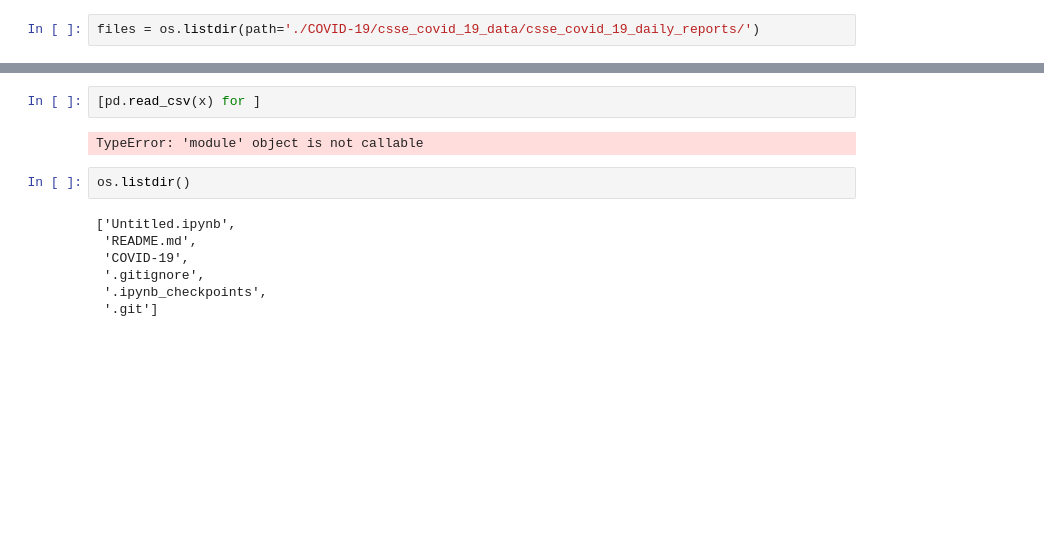
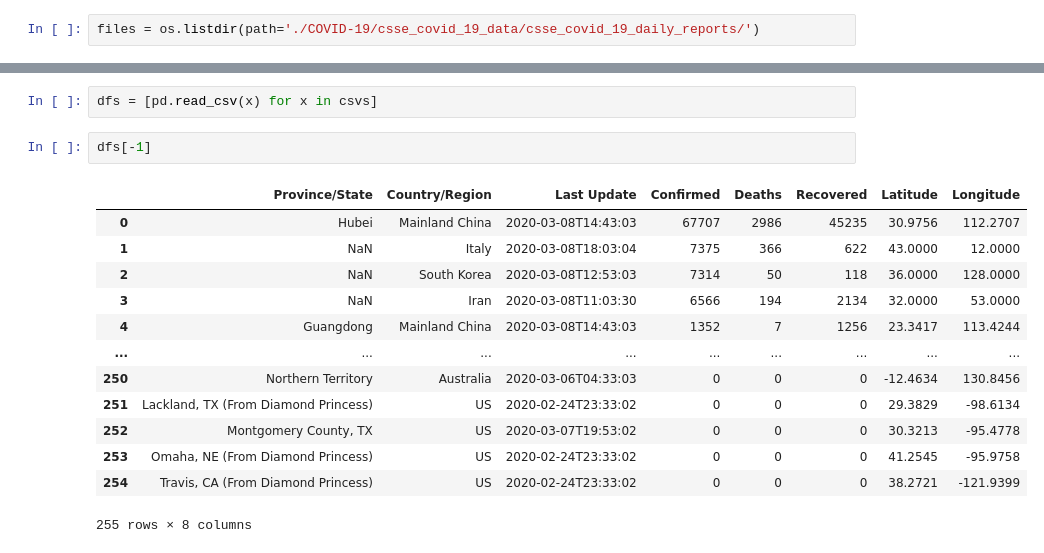
Before and after one commit to jcohen312/corona, a Jupyter notebook: Untitled.ipynb, the cells around one changed output, grey strips where cells are left out. Saved outputs shown, nothing was run; the diff lists cells and outputs as text; blank space fills up the shorter version.

```diff
--- a/Untitled.ipynb
+++ b/Untitled.ipynb
@@ -9,13 +37,18 @@ csvs = [file + path for file in files if -]
 # %%
-[pd.read_csv(x) for ]
+dfs = [pd.read_csv(x) for x in csvs]
-# %% [output]
-TypeError: 'module' object is not callable
-# %%
-os.listdir()
-# %% [output]
-['Untitled.ipynb',
- 'README.md',
- 'COVID-19',
- '.gitignore',
- '.ipynb_checkpoints',
- '.git']
+# %%
+dfs[-1]
+# %% [output]
+|  | Province/State | Country/Region | Last Update | Confirmed | Deaths | Recovered | Latitude | Longitude |
+| 0 | Hubei | Mainland China | 2020-03-08T14:43:03 | 67707 | 2986 | 45235 | 30.9756 | 112.2707 |
+| 1 | NaN | Italy | 2020-03-08T18:03:04 | 7375 | 366 | 622 | 43.0000 | 12.0000 |
+| 2 | NaN | South Korea | 2020-03-08T12:53:03 | 7314 | 50 | 118 | 36.0000 | 128.0000 |
+| 3 | NaN | Iran | 2020-03-08T11:03:30 | 6566 | 194 | 2134 | 32.0000 | 53.0000 |
+| 4 | Guangdong | Mainland China | 2020-03-08T14:43:03 | 1352 | 7 | 1256 | 23.3417 | 113.4244 |
+| ... | ... | ... | ... | ... | ... | ... | ... | ... |
+| 250 | Northern Territory | Australia | 2020-03-06T04:33:03 | 0 | 0 | 0 | -12.4634 | 130.8456 |
+| 251 | Lackland, TX (From Diamond Princess) | US | 2020-02-24T23:33:02 | 0 | 0 | 0 | 29.3829 | -98.6134 |
+| 252 | Montgomery County, TX | US | 2020-03-07T19:53:02 | 0 | 0 | 0 | 30.3213 | -95.4778 |
+| 253 | Omaha, NE (From Diamond Princess) | US | 2020-02-24T23:33:02 | 0 | 0 | 0 | 41.2545 | -95.9758 |
+| 254 | Travis, CA (From Diamond Princess) | US | 2020-02-24T23:33:02 | 0 | 0 | 0 | 38.2721 | -121.9399 |
+255 rows × 8 columns
```
Also changed, not shown: parts of 9 cells of this notebook.
